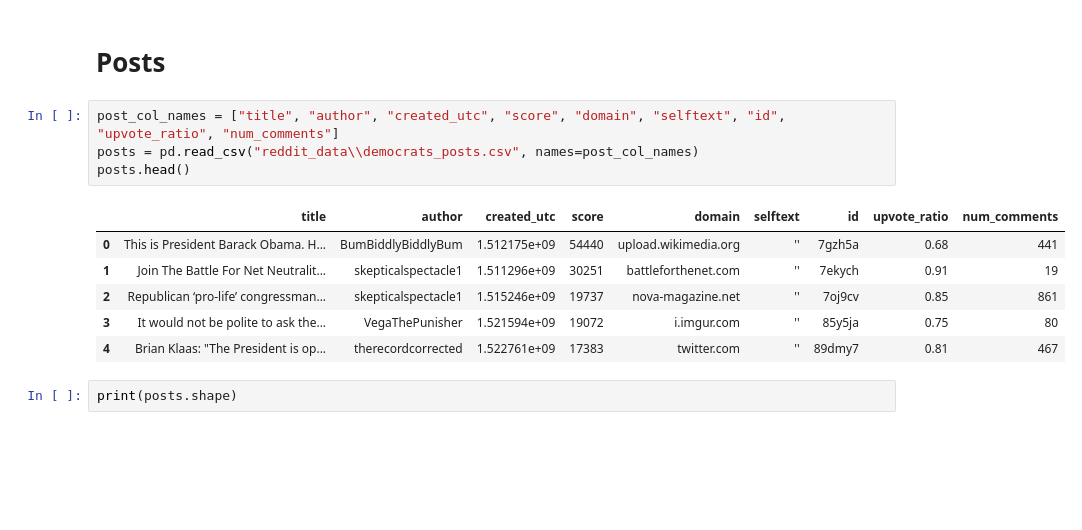
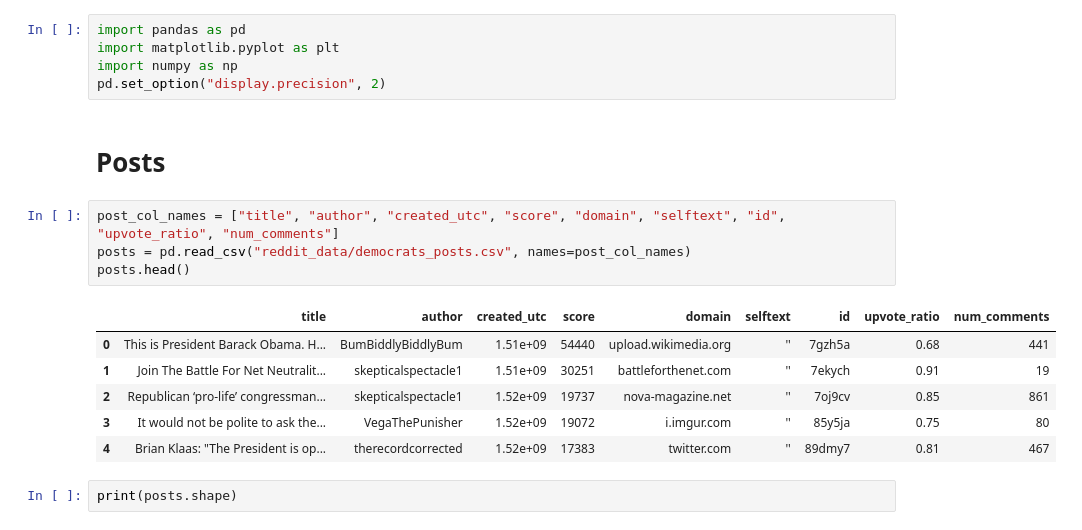
Before and after one commit to camlaedtke/CSCI_5523, a Jupyter notebook: Reddit r_democrats.ipynb, the cells around one changed output. Cells and saved outputs as stored; diff of their text form; blank space fills up the shorter version.

```diff
--- a/Reddit r_democrats.ipynb
+++ b/Reddit r_democrats.ipynb
@@ -3,16 +1,21 @@ import pandas as pd
+# %%
+import pandas as pd
+import matplotlib.pyplot as plt
+import numpy as np
+pd.set_option("display.precision", 2)
 # %% [markdown]
 # Posts
 # %%
 post_col_names = ["title", "author", "created_utc", "score", "domain", "selftext", "id", "upvote_ratio", "num_comments"]
-posts = pd.read_csv("reddit_data\\democrats_posts.csv", names=post_col_names)
+posts = pd.read_csv("reddit_data/democrats_posts.csv", names=post_col_names)
 posts.head()
 # %% [output]
 |  | title | author | created_utc | score | domain | selftext | id | upvote_ratio | num_comments |
-| 0 | This is President Barack Obama. H... | BumBiddlyBiddlyBum | 1.512175e+09 | 54440 | upload.wikimedia.org | '' | 7gzh5a | 0.68 | 441 |
-| 1 | Join The Battle For Net Neutralit... | skepticalspectacle1 | 1.511296e+09 | 30251 | battleforthenet.com | '' | 7ekych | 0.91 | 19 |
-| 2 | Republican ‘pro-life’ congressman... | skepticalspectacle1 | 1.515246e+09 | 19737 | nova-magazine.net | '' | 7oj9cv | 0.85 | 861 |
-| 3 | It would not be polite to ask the... | VegaThePunisher | 1.521594e+09 | 19072 | i.imgur.com | '' | 85y5ja | 0.75 | 80 |
-| 4 | Brian Klaas: "The President is op... | therecordcorrected | 1.522761e+09 | 17383 | twitter.com | '' | 89dmy7 | 0.81 | 467 |
+| 0 | This is President Barack Obama. H... | BumBiddlyBiddlyBum | 1.51e+09 | 54440 | upload.wikimedia.org | '' | 7gzh5a | 0.68 | 441 |
+| 1 | Join The Battle For Net Neutralit... | skepticalspectacle1 | 1.51e+09 | 30251 | battleforthenet.com | '' | 7ekych | 0.91 | 19 |
+| 2 | Republican ‘pro-life’ congressman... | skepticalspectacle1 | 1.52e+09 | 19737 | nova-magazine.net | '' | 7oj9cv | 0.85 | 861 |
+| 3 | It would not be polite to ask the... | VegaThePunisher | 1.52e+09 | 19072 | i.imgur.com | '' | 85y5ja | 0.75 | 80 |
+| 4 | Brian Klaas: "The President is op... | therecordcorrected | 1.52e+09 | 17383 | twitter.com | '' | 89dmy7 | 0.81 | 467 |
 # %%
 print(posts.shape)
 # %% [output]
```
Also changed, not shown: parts of 14 cells of this notebook.
